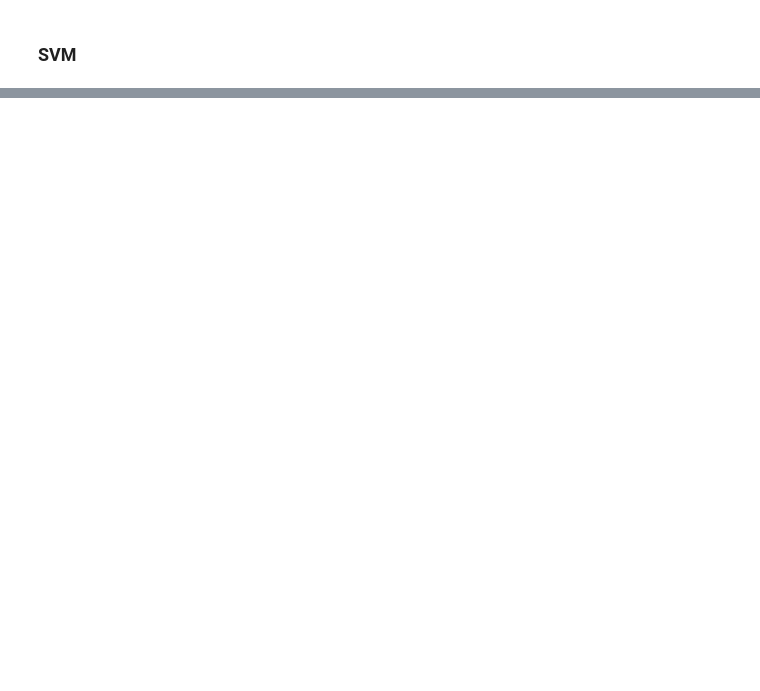
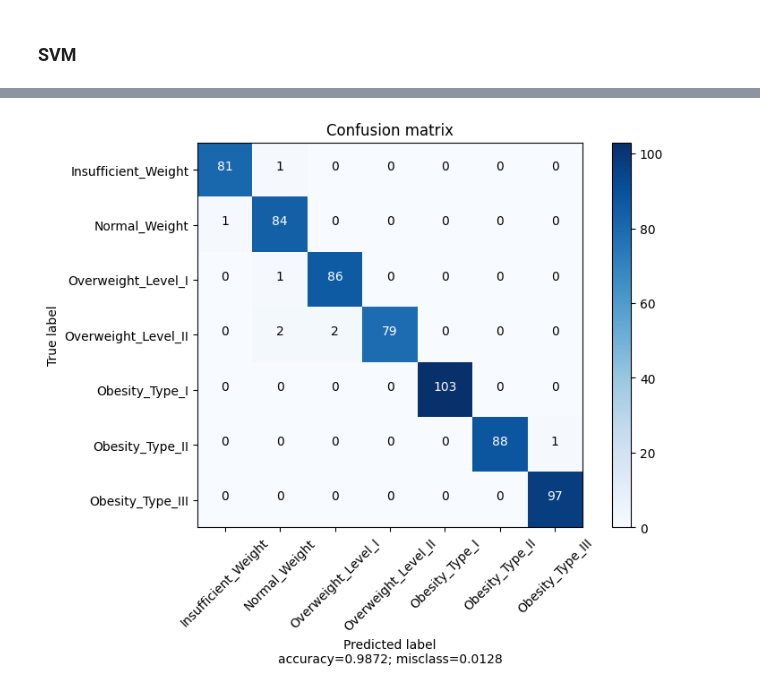
Before and after one commit to LorenzoColletta/DataIntensive, a Jupyter notebook: Data_Intensive_Project.ipynb, the cells around one changed output, grey strips where cells are left out. Saved outputs shown, nothing was run; the diff lists cells and outputs as text; code cells hidden in the pictures; blank space fills up the shorter version.

Commit message:
xgboost e random forest

```diff
--- a/Data_Intensive_Project.ipynb
+++ b/Data_Intensive_Project.ipynb
@@ -825,0 +1102,29 @@ print('Best score: {:.4f}%'.format(round(log_reg_cv.best_score_ * 100, 4)))
+# %%
+from sklearn.ensemble import RandomForestClassifier
+
+rfc_pipeline = Pipeline([
+    ("preproc", ColumnTransformer([
+        ("numeric", StandardScaler(), continuous_features),
+        ("nominal", "passthrough", nominal_features),
+        ("ordinal", StandardScaler(), ordinal_features)
+    ])),
+    ('rfc', RandomForestClassifier(n_jobs=-1, random_state=3))
+])
+
+parameters = {
+    'rfc__n_estimators': [100, 200, 300],
+    'rfc__max_depth': [2, 4, 6, 8, 10],
+    'rfc__min_samples_leaf': [1, 2, 4],
+    'rfc__min_samples_split': [2, 5, 10],
+}
+
+rfc_cv = GridSearchCV(rfc_pipeline, parameters, cv=5, n_jobs=-1, scoring='f1_micro', error_score='raise')
+rfc_cv.fit(X_train, y_train)
+print('GridSearch on Random Forest finished')
+
+predictions = rfc_cv.predict(X_val)
+
+accuracy = accuracy_score(y_val, predictions)
+print(f"Accuracy: {accuracy}")
+print('Best parameters:', rfc_cv.best_params_)
+print('Best score: {:.4f}%'.format(round(rfc_cv.best_score_ * 100, 4)))
@@ -825,0 +1159,7 @@ print('Best score: {:.4f}%'.format(round(log_reg_cv.best_score_ * 100, 4)))
+# %%
+y_pred = rfc_cv.predict(X_val)
+cm = confusion_matrix(y_val, y_pred)
+
+plot_confusion_matrix(cm, target_names=['Insufficient_Weight', 'Normal_Weight', 'Overweight_Level_I', 'Overweight_Level_II', 'Obesity_Type_I', 'Obesity_Type_II', 'Obesity_Type_III'], normalize=False)
+# %% [output]
+[figure, added]
```
Also changed, not shown: parts of 63 cells of this notebook.
